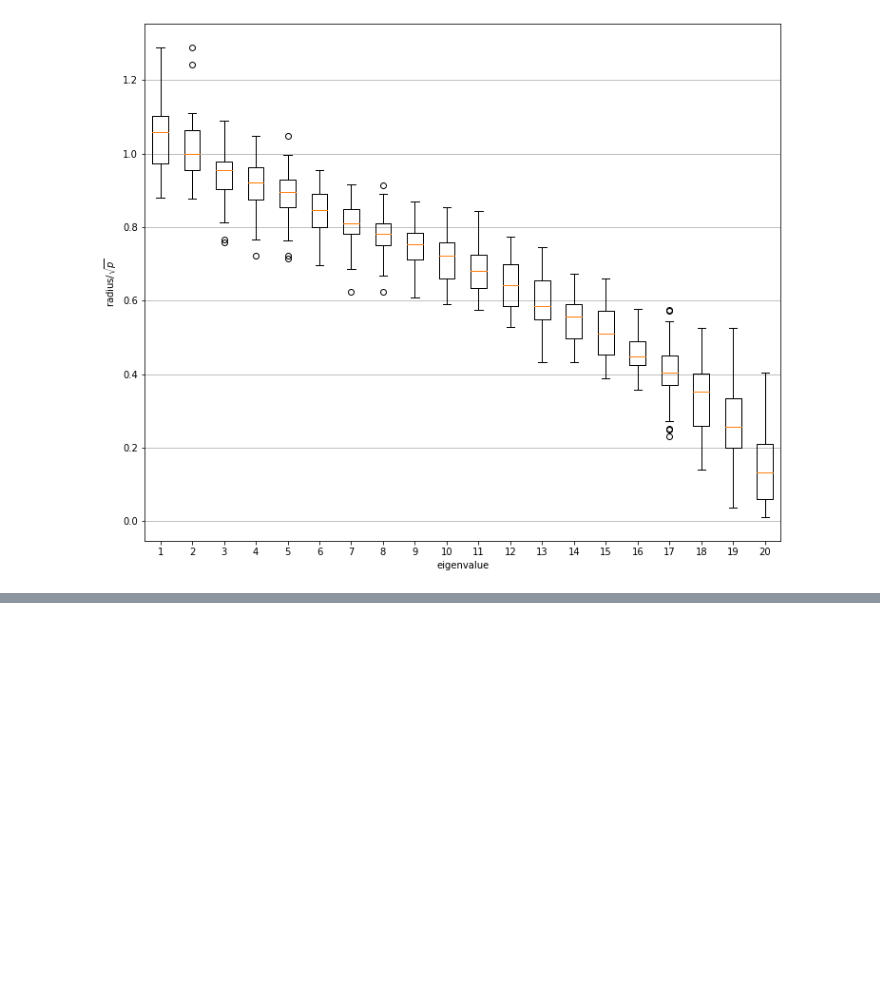
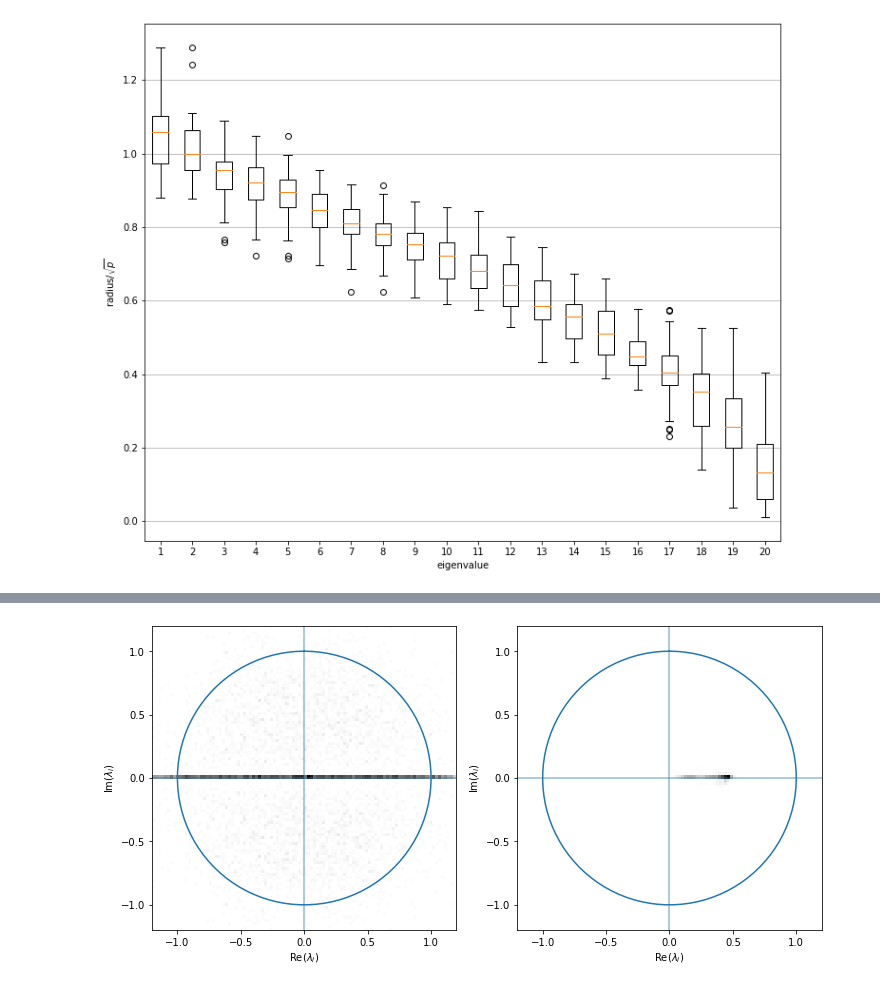
Before and after one commit to gregbritten/ecological_stability, a Jupyter notebook: py_code/null_eigenvalue_distributions.ipynb, the cells around one changed output, grey strips where cells are left out. Saved outputs shown, nothing was run; the diff lists cells and outputs as text; code cells hidden in the pictures; blank space fills up the shorter version.

```diff
--- a/py_code/null_eigenvalue_distributions.ipynb
+++ b/py_code/null_eigenvalue_distributions.ipynb
@@ -75,0 +130,7 @@ None
+# %%
+phi_mu = 0.0
+phi_sigma = 1.0
+
+dat_PHY = {'T':PHY.shape[1], 'p':PHY.shape[0], 'Y':PHY.values, 'phi_mu':phi_mu, 'phi_sigma':phi_sigma}
+mcmc = mod.sampling(data=dat_PHY, iter=2000, warmup=1000)
+print(mcmc)
@@ -75,0 +155,28 @@ None
+# %%
+niter = 2000
+bin_edges = np.linspace(-1.2, 1.2, 101)
+bin_centers = 0.5*(bin_edges[1:]+bin_edges[:-1])
+hist_prior = np.zeros((bin_edges.size-1,bin_edges.size-1))
+hist_posterior = np.zeros((bin_edges.size-1,bin_edges.size-1))
+
+sqrt_p = np.sqrt(p)
+for i in range(niter):
+    eig = np.linalg.eigvals(np.random.normal(size=(p,p), loc=phi_mu, scale=phi_sigma))
+    hist_prior += np.histogram2d(x=eig.real/sqrt_p, y=eig.imag/sqrt_p, bins=(bin_edges,bin_edges))[0]
+
+for i in range(mcmc['PHI'].shape[0]):
+    eig = np.linalg.eigvals(mcmc['PHI'][i,:,:])
+    hist_posterior += np.histogram2d(x=eig.real/sqrt_p, y=eig.imag/sqrt_p, bins=(bin_edges,bin_edges))[0]
+# %%
+fig, axs = plt.subplots(ncols=2, subplot_kw={'aspect':1.0}, figsize=(12,6))
+axs[0].pcolormesh(bin_edges, bin_edges, hist_prior.T, cmap=plt.get_cmap('gray_r'))
+axs[1].pcolormesh(bin_edges, bin_edges, hist_posterior.T, cmap=plt.get_cmap('gray_r'))
+for ax in axs.flat:
+    ax.plot(x_circ, y_circ)
+    ax.axvline(0.0, color='C0', alpha=0.5)
+    ax.axhline(0.0, color='C0', alpha=0.5)
+    ax.set(xlabel='Re($\lambda_i$)', ylabel='Im($\lambda_i$)')
+ax
+None
+# %% [output]
+[figure, added]
```
Also changed, not shown: parts of 3 cells of this notebook.
